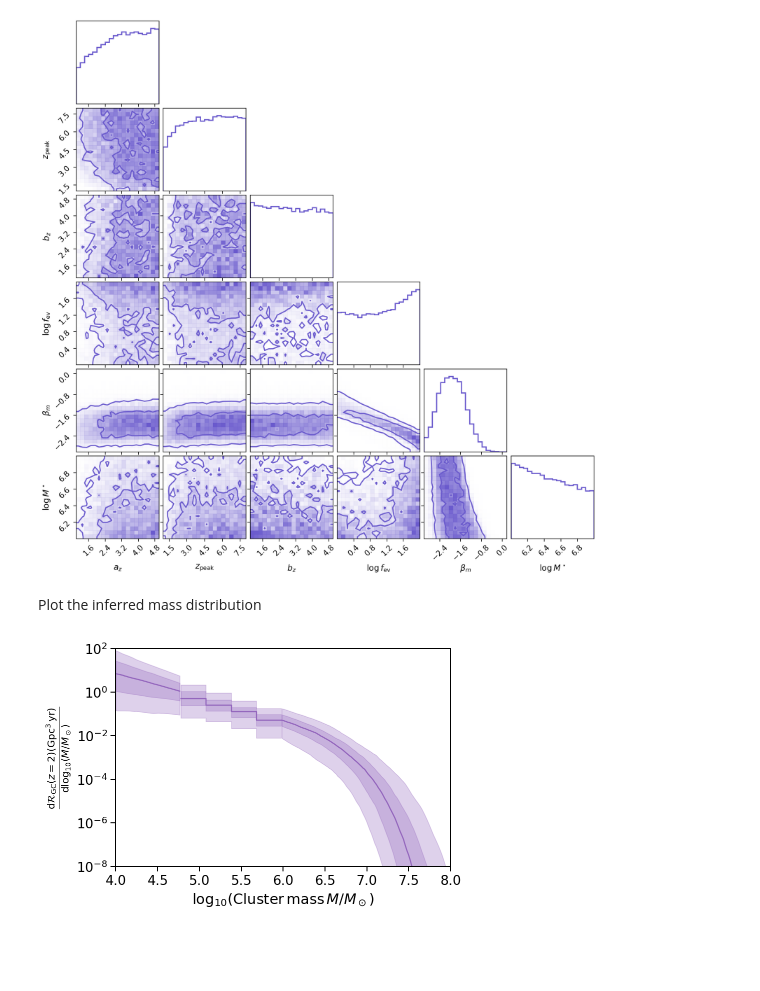
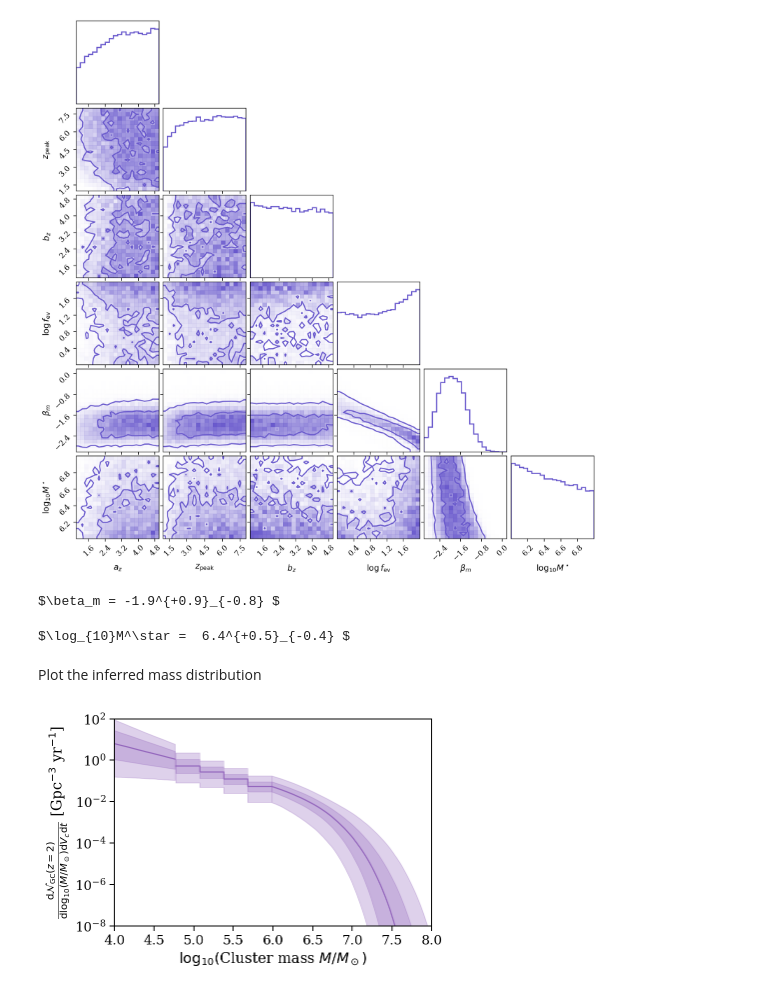
Before and after one commit to mfishbach/dynamical-bbh-evolution, a Jupyter notebook: Cluster_Paper_Plots.ipynb, the cells around one changed output. Drawn from its saved outputs; the diff is of its cells as text; code cells hidden in the pictures; blank space fills up the shorter version.

Commit message:
computing summary statistics

```diff
--- a/Cluster_Paper_Plots.ipynb
+++ b/Cluster_Paper_Plots.ipynb
@@ -10,6 +10,7 @@ import jax.numpy as jnp
 import seaborn as sns
 sns.set_context('paper', font_scale = 1.5)
 sns.color_palette('colorblind')
+sns.set_style({'font.family':'serif', 'font.serif':'Times New Roman'})
 
 import h5py
 
@@ -118,9 +148,13 @@ dict_keys(['a', 'b', 'beta', 'logMstar0', 'logf_disrupted_cluster', 'mu_rv', 'si
 # %%
-nsamps = 500 #store nsamps posterior draws
+nsamps = 1000 #store nsamps posterior draws
 
 zs = np.linspace(0, 20, 50) #redshift grid
 
 Rgc_z = np.zeros((len(zs), nsamps)) #to store posterior draws of formation rate density of globular clusters as a function of redshift
+Rgc_z2 = np.zeros(nsamps)
+Rgc_z3 = np.zeros(nsamps)
 
 for j, i in enumerate(np.random.choice(len(samples['z_gc']), size = nsamps, replace = False)):
     Rgc_z[:, j] = np.array([GC_rates.sfr_at_z(zi, dNdV0, samples['z_gc'][i], samples['a'][i], samples['b'][i], 10**samples['logf_disrupted_cluster'][i]) for zi in zs])
+    Rgc_z2[j] = GC_rates.sfr_at_z(2, dNdV0, samples['z_gc'][i], samples['a'][i], samples['b'][i], 10**samples['logf_disrupted_cluster'][i])
+    Rgc_z3[j] = GC_rates.sfr_at_z(3, dNdV0, samples['z_gc'][i], samples['a'][i], samples['b'][i], 10**samples['logf_disrupted_cluster'][i])
@@ -169,7 +224,7 @@ np.log10(average_cluster_mass)
 # %% [markdown]
 now the radius distribution
 # %%
-nsamps = 500
+nsamps = 5000
 
 rs = np.array([0.5, 1, 2, 4]) #radius grid, same as grid of GC models
 dr_grid = np.array([0.5, 0.5, 1, 2]) #dr, assuming first "bin" starts at 0 (for plotting purposes)
@@ -244,9 +304,17 @@ plt.savefig('GCparams_corner_fixedradiusdist.pdf')
 # %% [output]
 [figure]
+# %%
+print(r'$\beta_m =', summary_statistics(samples_fixedradiusdist['beta']), '$')
+# %% [output]
+$\beta_m = -1.9^{+0.9}_{-0.8} $
+# %%
+print(r'$\log_{10}M^\star = ', summary_statistics(samples_fixedradiusdist['logMstar0']), '$')
+# %% [output]
+$\log_{10}M^\star =  6.4^{+0.5}_{-0.4} $
 # %% [markdown]
 Plot the inferred mass distribution
 # %%
-nsamps = 500
+nsamps = 5000
 
 logms_model = np.log10(np.array([2e5, 4e5, 8e5, 1.6e6]) * 0.6) #log10mass grid of GC models
 dlogm_model = np.diff(logms_model)[0]
@@ -282,33 +350,35 @@ for j, i in enumerate(rand_ind):
 # %%
 c = sns.color_palette()[4]
 
 logms_model_plot = np.append(logms_model[0] - dlogm_model, logms_model)
 plt.step(logms_model_plot, np.append(np.median(dNdVdTdlogm_z2_model, axis = -1)[0], np.median(dNdVdTdlogm_z2_model, axis = -1)), color = c, where = 'pre')
 plt.fill_between(logms_model_plot, np.append(np.percentile(dNdVdTdlogm_z2_model, 5, axis = -1)[0], np.percentile(dNdVdTdlogm_z2_model, 5, axis = -1)),
                 np.append(np.percentile(dNdVdTdlogm_z2_model, 95, axis = -1)[0], np.percentile(dNdVdTdlogm_z2_model, 95, axis = -1)),
                 alpha = 0.3, step = 'pre', color = c)
 plt.fill_between(logms_model_plot, np.append(np.percentile(dNdVdTdlogm_z2_model, 25, axis = -1)[0], np.percentile(dNdVdTdlogm_z2_model, 25, axis = -1)),
                 np.append(np.percentile(dNdVdTdlogm_z2_model, 75, axis = -1)[0], np.percentile(dNdVdTdlogm_z2_model, 75, axis = -1)),
                 alpha = 0.3, step = 'pre', color = c)
 
 sel1 = (logms_total < logms_model_plot[0])
 plt.plot(logms_total[sel1] , np.median(dNdVdTdlogm_z2, axis = -1)[sel1], color = c)
 plt.fill_between(logms_total[sel1], np.percentile(dNdVdTdlogm_z2, 5, axis = -1)[sel1], np.percentile(dNdVdTdlogm_z2, 95, axis = -1)[sel1], alpha = 0.3, color = c)
 plt.fill_between(logms_total[sel1], np.percentile(dNdVdTdlogm_z2, 25, axis = -1)[sel1], np.percentile(dNdVdTdlogm_z2, 75, axis = -1)[sel1], alpha = 0.3, color = c)
 
 
 sel2 = (logms_total > logms_model_plot[-1])
 plt.plot(logms_total[sel2] , np.median(dNdVdTdlogm_z2, axis = -1)[sel2], color = c)
 plt.fill_between(logms_total[sel2], np.percentile(dNdVdTdlogm_z2, 5, axis = -1)[sel2], np.percentile(dNdVdTdlogm_z2, 95, axis = -1)[sel2], alpha = 0.3, color = c)
 plt.fill_between(logms_total[sel2], np.percentile(dNdVdTdlogm_z2, 25, axis = -1)[sel2], np.percentile(dNdVdTdlogm_z2, 75, axis = -1)[sel2], alpha = 0.3, color = c)
 
 plt.yscale('log')
 plt.ylim(1e-8,100)
 plt.xlim(4,8)
 
-plt.xlabel(r'$\log_{10}(\mathrm{Cluster\,mass\,} M / M_\odot)$')
-plt.ylabel(r'$\frac{\mathrm{d}\mathcal{R}_\mathrm{GC}(z = 2)(\mathrm{Gpc}^3\,\mathrm{yr})}{\mathrm{d}\log_{10}(M / M_\odot)}$')
+plt.xlabel(r'$\log_{10}($Cluster mass $M / M_\odot)$')
+plt.ylabel(r'$\frac{\mathrm{d}\mathcal{N}_\mathrm{GC} (z = 2)}{\mathrm{d}\log_{10}(M / M_\odot)\mathrm{d}V_c\mathrm{d}t}$ [Gpc$^{-3}$ yr$^{-1}$]')
 
+plt.tight_layout()
 plt.savefig('GCmass_distribution_posterior.pdf')
+plt.savefig('GCmass_distribution_posterior.png')
 # %% [output]
-[figure, old version]
+[figure, new version]
```
Also changed, not shown: parts of 20 cells of this notebook.
